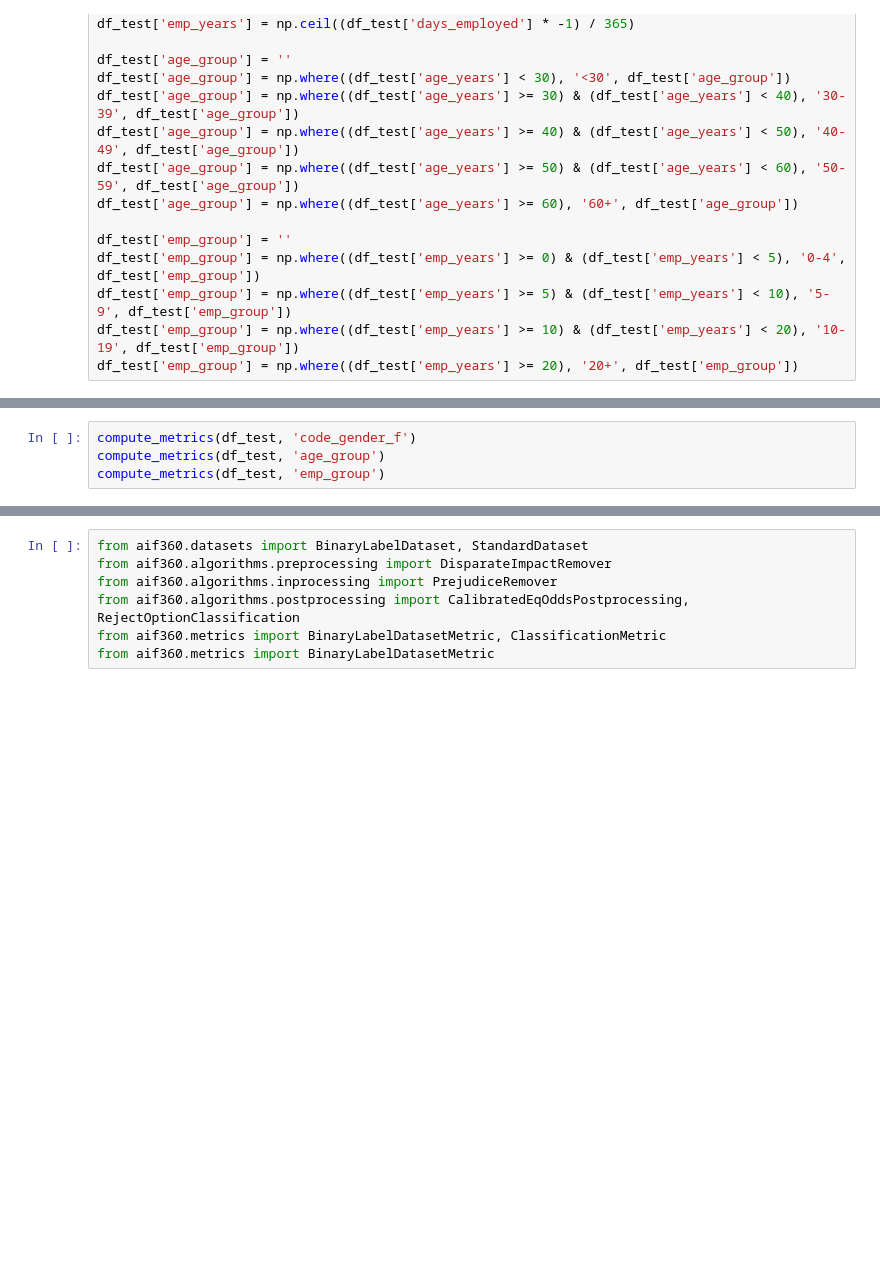
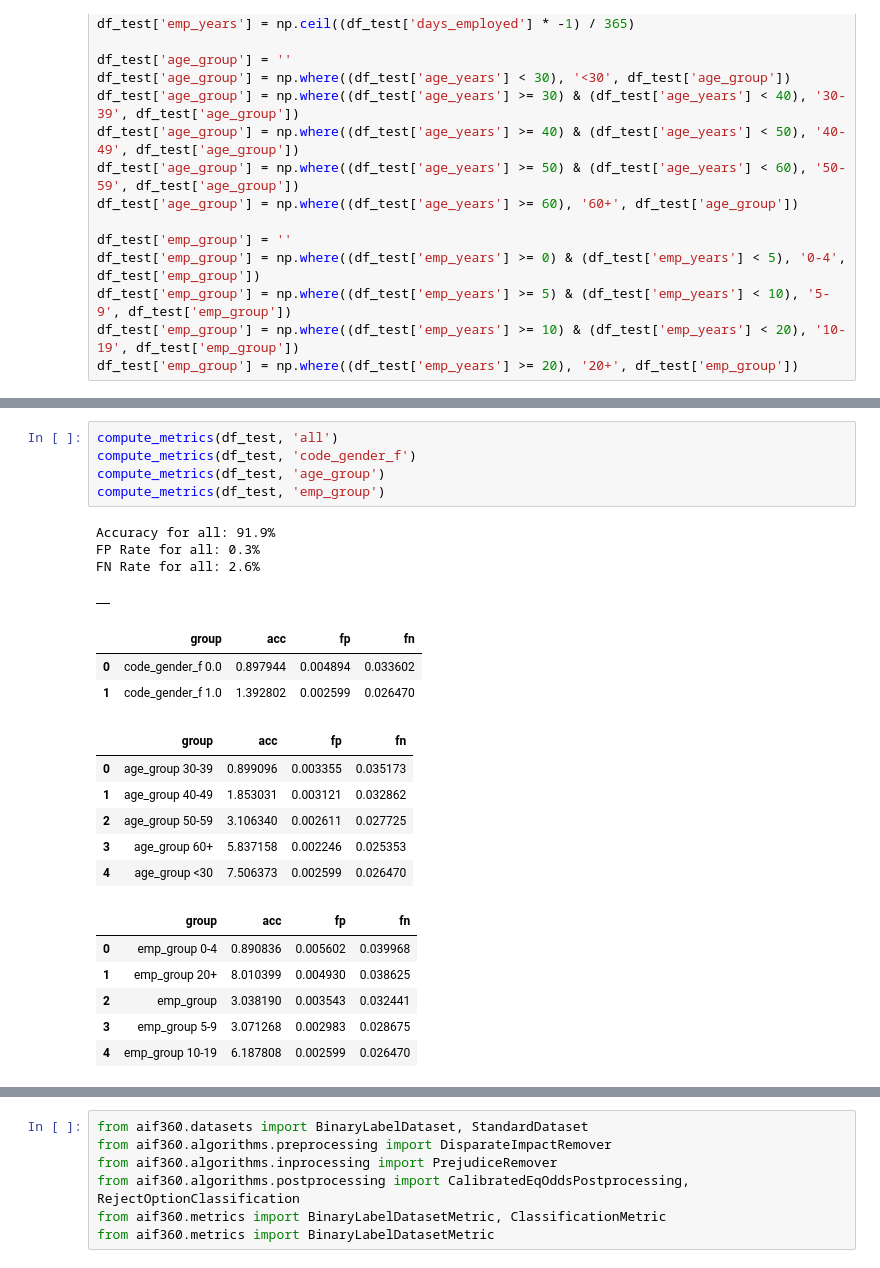
Before and after one commit to bbloch18/RDS_Project, a Jupyter notebook: RDS_Project.ipynb, the cells around one changed output, grey strips where cells are left out. Drawn from its saved outputs; the diff is of its cells as text; blank space fills up the shorter version.

```diff
--- a/RDS_Project.ipynb
+++ b/RDS_Project.ipynb
@@ -427,8 +690,29 @@ def compute_metrics(df, var):
     display(table)
 # %%
+compute_metrics(df_test, 'all')
 compute_metrics(df_test, 'code_gender_f')
 compute_metrics(df_test, 'age_group')
 compute_metrics(df_test, 'emp_group')
+# %% [output]
+Accuracy for all: 91.9%
+FP Rate for all: 0.3%
+FN Rate for all: 2.6%
+|  |
+|  | group | acc | fp | fn |
+| 0 | code_gender_f 0.0 | 0.897944 | 0.004894 | 0.033602 |
+| 1 | code_gender_f 1.0 | 1.392802 | 0.002599 | 0.026470 |
+|  | group | acc | fp | fn |
+| 0 | age_group 30-39 | 0.899096 | 0.003355 | 0.035173 |
+| 1 | age_group 40-49 | 1.853031 | 0.003121 | 0.032862 |
+| 2 | age_group 50-59 | 3.106340 | 0.002611 | 0.027725 |
+| 3 | age_group 60+ | 5.837158 | 0.002246 | 0.025353 |
+| 4 | age_group <30 | 7.506373 | 0.002599 | 0.026470 |
+|  | group | acc | fp | fn |
+| 0 | emp_group 0-4 | 0.890836 | 0.005602 | 0.039968 |
+| 1 | emp_group 20+ | 8.010399 | 0.004930 | 0.038625 |
+| 2 | emp_group | 3.038190 | 0.003543 | 0.032441 |
+| 3 | emp_group 5-9 | 3.071268 | 0.002983 | 0.028675 |
+| 4 | emp_group 10-19 | 6.187808 | 0.002599 | 0.026470 |
 # %%
 temp = train.copy()
 temp = temp[(temp['floorsmax_avg'].isnull() == False) & (temp['floorsmax_avg'] != '') & (temp['floorsmax_medi'].isnull() == False) & (temp['floorsmax_medi'] != '')]
```
Also changed, not shown: parts of 42 cells of this notebook.
